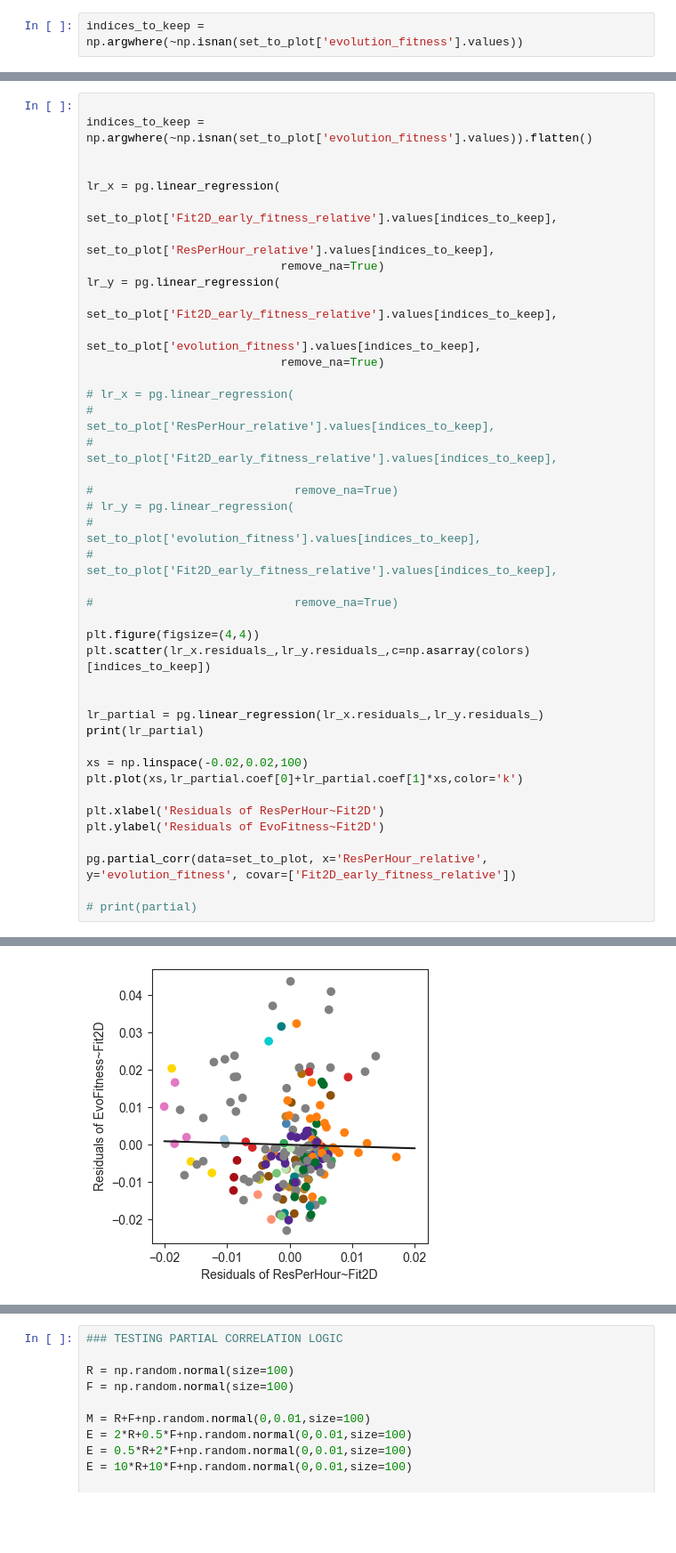
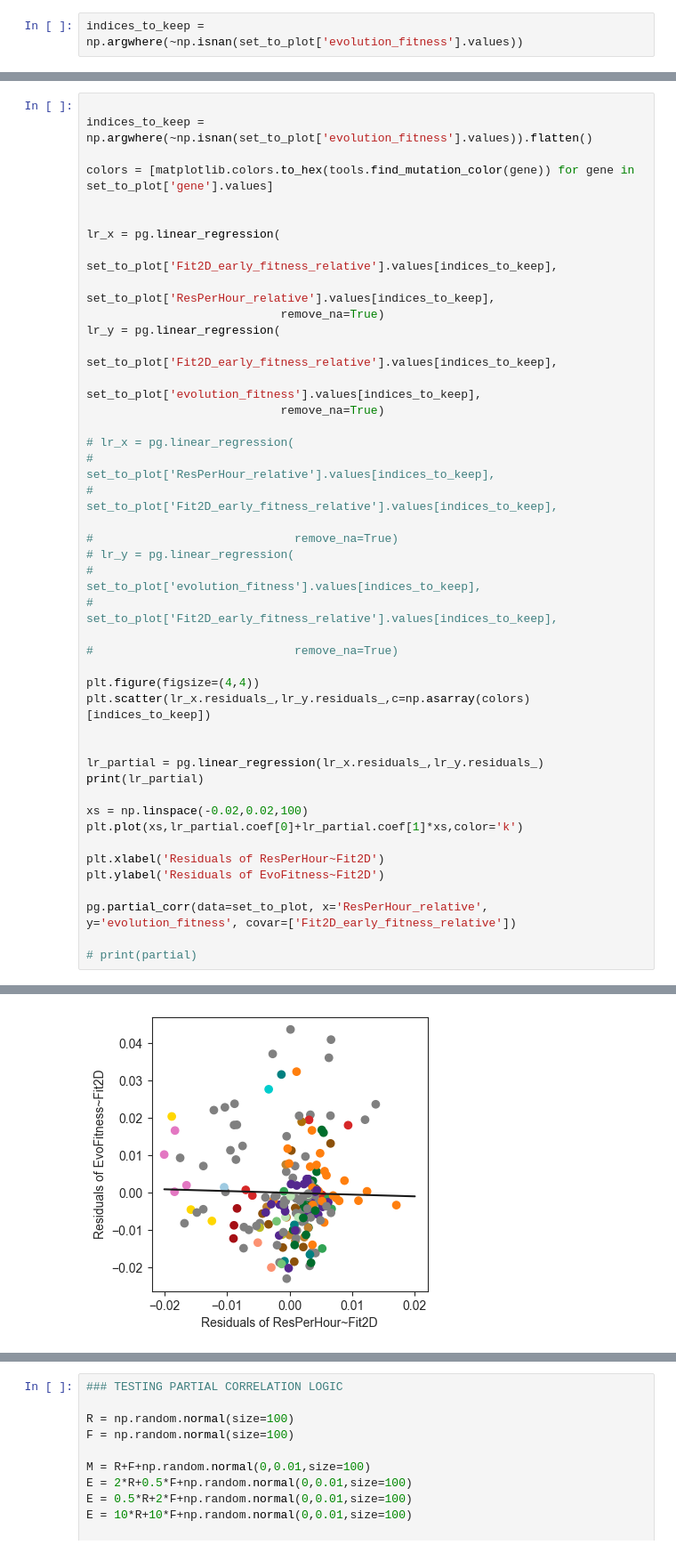
Before and after one commit to grantkinsler/EvolvingFront, a Jupyter notebook: EvolutionTracking/remeasurement vs evolution fitness.ipynb, the cells around one changed output, grey strips where cells are left out. Shown at 89% size. Drawn from its saved outputs; the diff is of its cells as text; blank space fills up the shorter version.

```diff
--- a/EvolutionTracking/remeasurement vs evolution fitness.ipynb
+++ b/EvolutionTracking/remeasurement vs evolution fitness.ipynb
@@ -467,6 +629,8 @@ pg.partial_corr(data=set_to_plot, x='FerPerHour_relative', y='evolution_fitness'
 # %%
 
 indices_to_keep = np.argwhere(~np.isnan(set_to_plot['evolution_fitness'].values)).flatten()
+
+colors = [matplotlib.colors.to_hex(tools.find_mutation_color(gene)) for gene in set_to_plot['gene'].values]
 
 
 lr_x = pg.linear_regression(
@@ -488,31 +652,31 @@ lr_y = pg.linear_regression(
 #                             set_to_plot['Fit2D_early_fitness_relative'].values[indices_to_keep],
 
 #                             remove_na=True)
 
 plt.figure(figsize=(4,4))
 plt.scatter(lr_x.residuals_,lr_y.residuals_,c=np.asarray(colors)[indices_to_keep])
 
 
 lr_partial = pg.linear_regression(lr_x.residuals_,lr_y.residuals_)
 print(lr_partial)
 
 xs = np.linspace(-0.02,0.02,100)
 plt.plot(xs,lr_partial.coef[0]+lr_partial.coef[1]*xs,color='k')
 
 plt.xlabel('Residuals of ResPerHour~Fit2D')
 plt.ylabel('Residuals of EvoFitness~Fit2D')
 
 pg.partial_corr(data=set_to_plot, x='ResPerHour_relative', y='evolution_fitness', covar=['Fit2D_early_fitness_relative'])
 
 # print(partial)
 # %% [output]
        names          coef        se             T      pval        r2  \
 0  Intercept -4.591419e-18  0.000905 -5.071941e-15  1.000000  0.000602
 1         x1 -4.724547e-02  0.142304 -3.320037e-01  0.740266  0.000602
 
      adj_r2  CI[2.5%]  CI[97.5%]
 0 -0.004859 -0.001786   0.001786
 1 -0.004859 -0.328013   0.233522
 |  | n | r | CI95% | p-val |
 | pearson | 185 | -0.024535 | [-0.17, 0.12] | 0.740953 |
-[figure, old version]
+[figure, new version]
```
Also changed, not shown: parts of 12 cells of this notebook, 57 other files.
